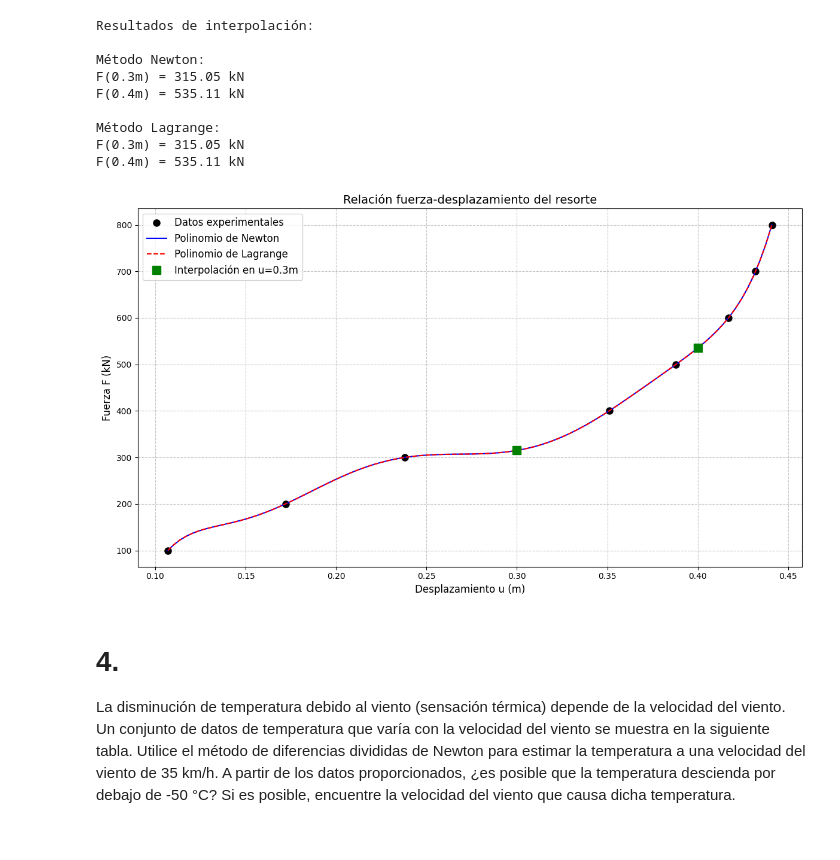
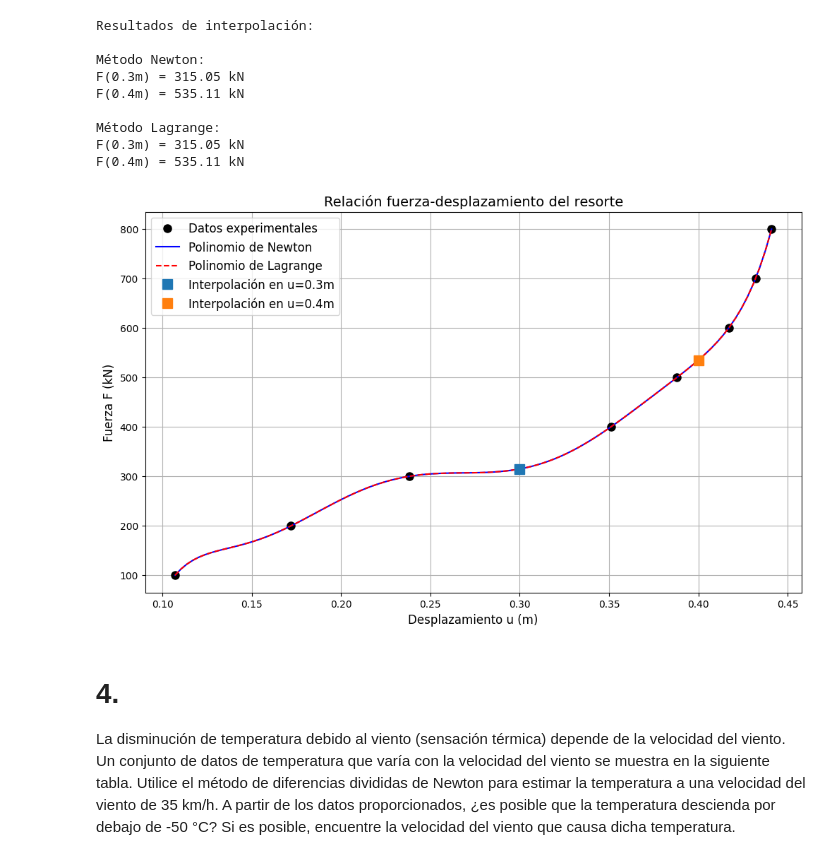
Before and after one commit to jmmarinr/ComputationalMethods, a Jupyter notebook: Interpolacion/Taller_interpolación.ipynb, the cells around one changed output. Cells and saved outputs as stored; diff of their text form; code cells hidden in the pictures.

Commit message:
Taller Interpolación y Laboratorio 4

```diff
--- a/Interpolacion/Taller_interpolación.ipynb
+++ b/Interpolacion/Taller_interpolación.ipynb
@@ -102,12 +102,12 @@ def newton_interpolation(x_data, y_data,x_interp):
 
     Parámetros:
     -----------
-    x : float
-        El valor en el que se desea evaluar el polinomio interpolante.
     x_data : array_like
         Arreglo de valores x conocidos (puntos de datos independientes).
     y_data : array_like
         Arreglo de valores y conocidos (puntos de datos dependientes).
+    x_interp : float
+        El valor en el que se desea evaluar el polinomio interpolante.
 
     Retorna:
     --------
@@ -315,34 +315,33 @@ F(0.4m) = 535.11 kN
 # %%
 # Crear un rango de desplazamientos para graficar
 u_plot = np.linspace(min(u), max(u), 100)
 
 # Calcular interpolaciones para el gráfico
 F_newton_plot = [newton_interpolation(u, F, up) for up in u_plot]
 F_lagrange_plot = [lagrange_interpolation(u, F, up) for up in u_plot]
 
 # Configurar el gráfico
 plt.figure(figsize=(12, 7))
 plt.plot(u, F, 'ko', markersize=8, label='Datos experimentales')
 
 # Graficar las interpolaciones
 plt.plot(u_plot, F_newton_plot, 'b-', label='Polinomio de Newton')
 plt.plot(u_plot, F_lagrange_plot, 'r--', label='Polinomio de Lagrange')
 
 # Marcar los puntos interpolados
 for ui in u_interp:
-    plt.plot(ui, results['Newton'][ui], 'gs', markersize=10,
-             label=f'Interpolación en u={ui}m' if ui == u_interp[0] else "")
+    plt.plot(ui, results['Newton'][ui], 's', markersize=10,
+             label=f'Interpolación en u={ui}m')
 
 # Configuraciones adicionales
 plt.title('Relación fuerza-desplazamiento del resorte', fontsize=14)
 plt.xlabel('Desplazamiento u (m)', fontsize=12)
 plt.ylabel('Fuerza F (kN)', fontsize=12)
-plt.grid(True, linestyle='--', alpha=0.7)
+plt.grid()
 plt.legend(fontsize=12)
-plt.tight_layout()
 plt.show()
 # %% [output]
-[figure, old version]
+[figure, new version]
 # %% [markdown]
 # 4.
 La disminución de temperatura debido al viento (sensación térmica) depende de la velocidad del viento. Un conjunto de datos de temperatura que varía con la velocidad del viento se muestra en la siguiente tabla. Utilice el método de diferencias divididas de Newton para estimar la temperatura a una velocidad del viento de 35 km/h. A partir de los datos proporcionados, ¿es posible que la temperatura descienda por debajo de -50 °C? Si es posible, encuentre la velocidad del viento que causa dicha temperatura.
```
Also changed, not shown: parts of 6 cells of this notebook, 1 other file.
